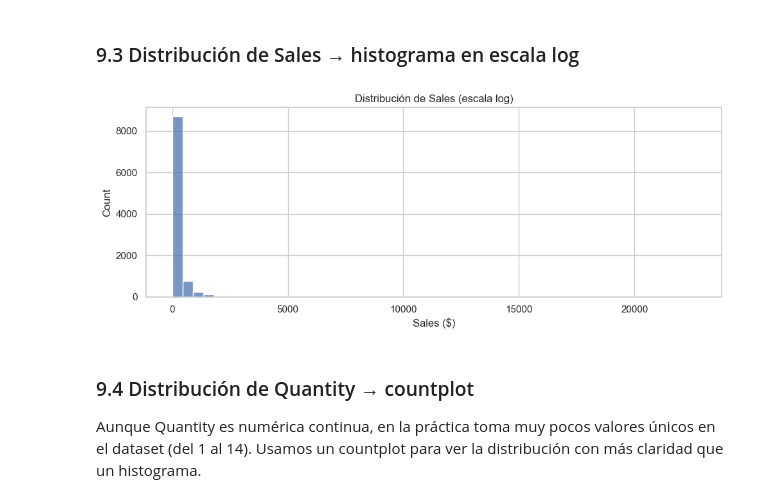
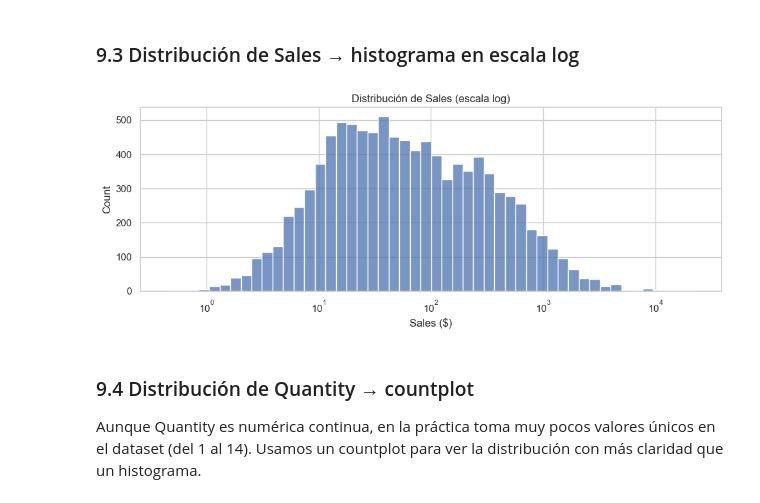
Before and after one commit to NoeliaTJ/ControlStock, a Jupyter notebook: superstore.ipynb, the cells around one changed output. Cells and saved outputs as stored; diff of their text form; code cells hidden in the pictures.

```diff
--- a/superstore.ipynb
+++ b/superstore.ipynb
@@ -424,13 +424,13 @@ for col, top_n in [('State', 15), ('City', 15), ('Postal Code', 15)]:
 ### 9.3 Distribución de Sales → histograma en escala log
 # %%
 plt.figure(figsize=(10, 4))
-sns.histplot(df['Sales'], bins=50)
+sns.histplot(df['Sales'], bins=50, log_scale=True)
 plt.title('Distribución de Sales (escala log)')
 plt.xlabel('Sales ($)')
 plt.tight_layout()
 plt.show()
 # %% [output]
-[figure, old version]
+[figure, new version]
 # %% [markdown]
 ### 9.4 Distribución de Quantity → countplot
 
```
